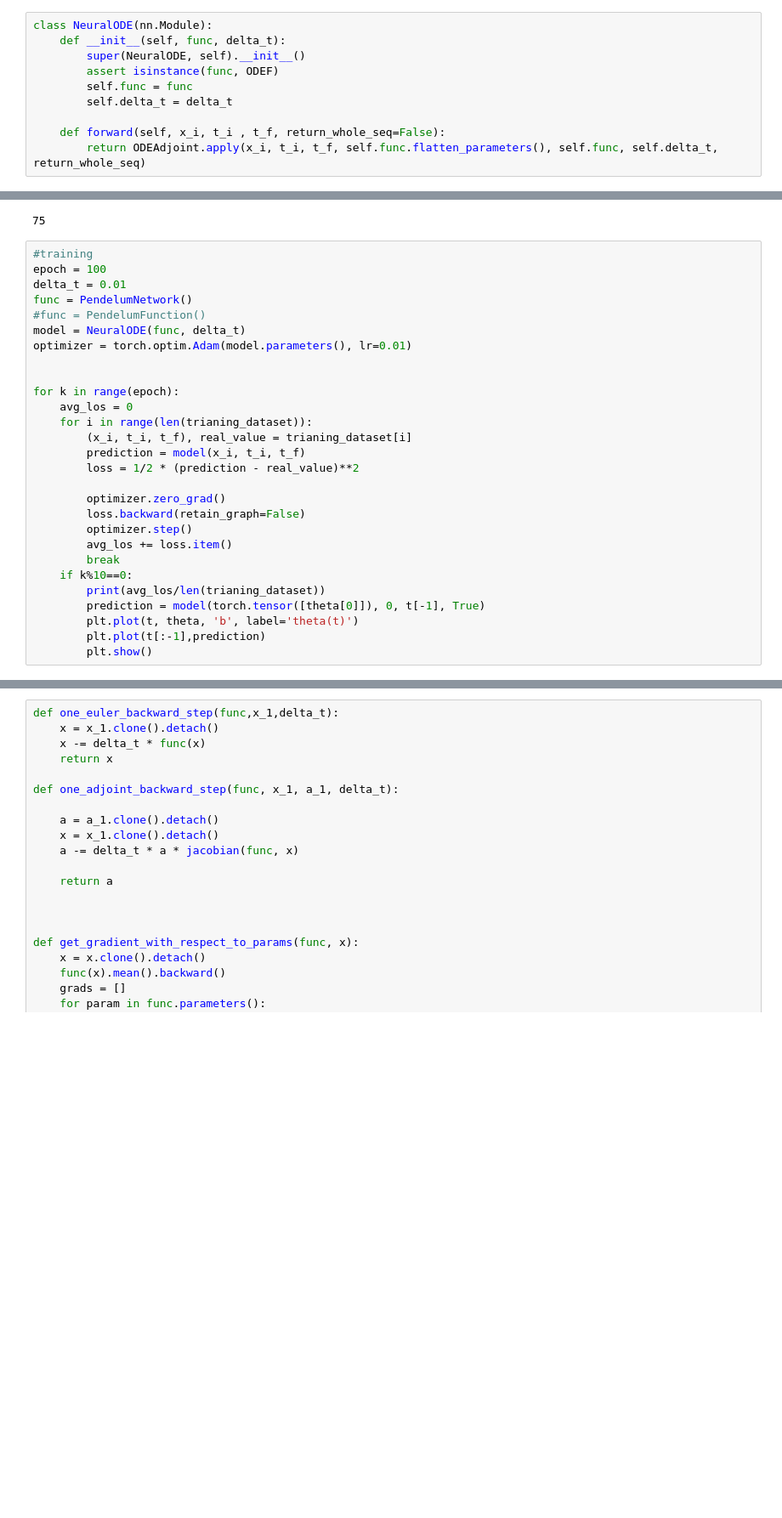
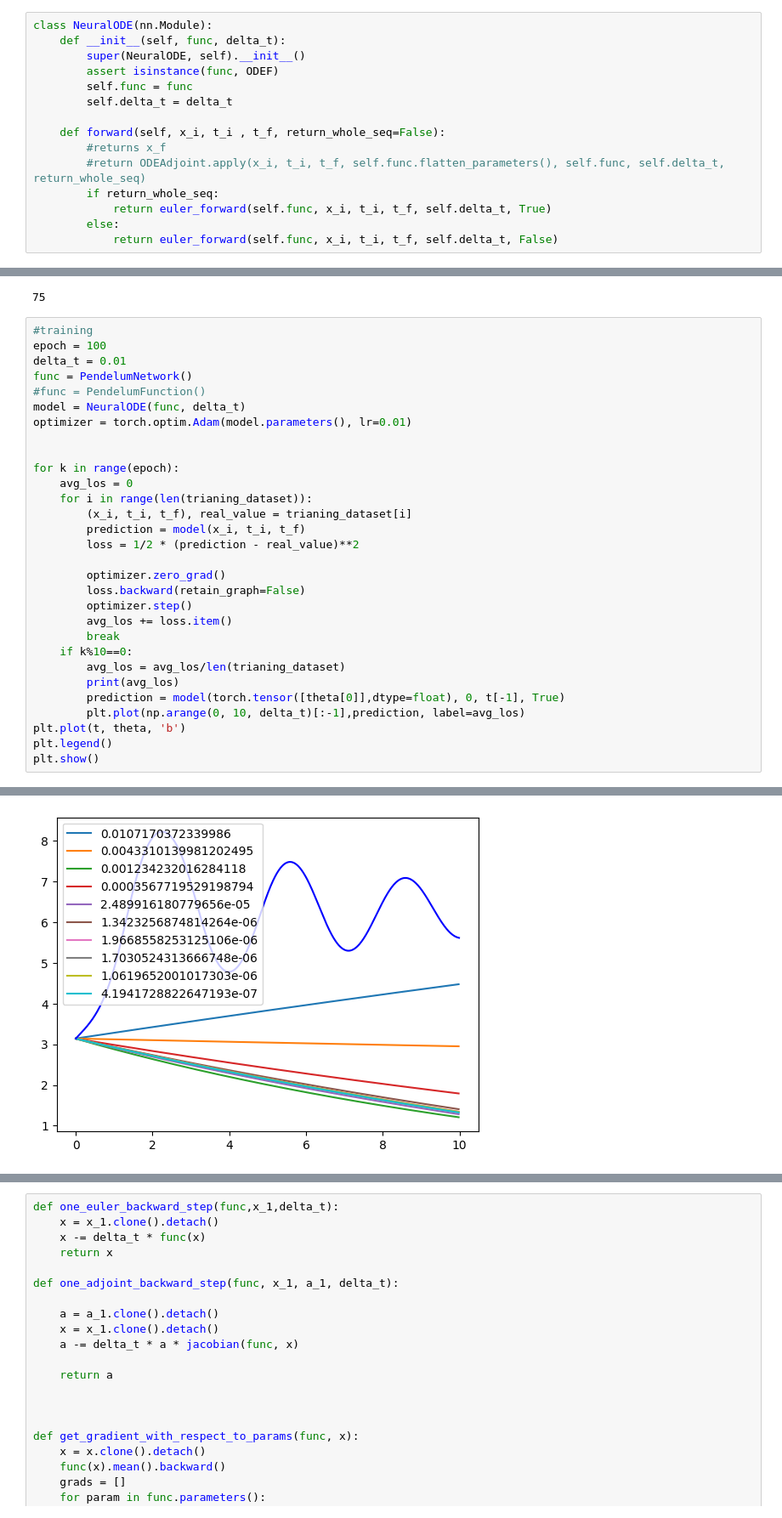
Before and after one commit to MagicMonti/NeuralODE, a Jupyter notebook: test.ipynb, the cells around one changed output, grey strips where cells are left out. Shown: that part at 85% size. Cells and saved outputs as stored; diff of their text form; blank space fills up the shorter version.

```diff
--- a/test.ipynb
+++ b/test.ipynb
@@ -143,7 +153,12 @@ class NeuralODE(nn.Module):
         self.delta_t = delta_t
 
     def forward(self, x_i, t_i , t_f, return_whole_seq=False):
-        return ODEAdjoint.apply(x_i, t_i, t_f, self.func.flatten_parameters(), self.func, self.delta_t, return_whole_seq)
+        #returns x_f
+        #return ODEAdjoint.apply(x_i, t_i, t_f, self.func.flatten_parameters(), self.func, self.delta_t, return_whole_seq)
+        if return_whole_seq:
+            return euler_forward(self.func, x_i, t_i, t_f, self.delta_t, True)
+        else:
+            return euler_forward(self.func, x_i, t_i, t_f, self.delta_t, False)
 # %%
 #create training and testing dataset
 #input are tuples of (x_i, t_i,t_f)
@@ -204,9 +219,11 @@ for k in range(epoch):
         avg_los += loss.item()
         break
     if k%10==0:
-        print(avg_los/len(trianing_dataset))
-        prediction = model(torch.tensor([theta[0]]), 0, t[-1], True)
-        plt.plot(t, theta, 'b', label='theta(t)')
-        plt.plot(t[:-1],prediction)
-        plt.show()
+        avg_los = avg_los/len(trianing_dataset)
+        print(avg_los)
+        prediction = model(torch.tensor([theta[0]],dtype=float), 0, t[-1], True)
+        plt.plot(np.arange(0, 10, delta_t)[:-1],prediction, label=avg_los)
+plt.plot(t, theta, 'b')
+plt.legend()
+plt.show()
 # %% [output]
@@ -214,3 +240,4 @@ RuntimeError: function ODEAdjointBackward returned an incorrect number of gradie
+[figure, added]
 # %%
 for param in func.parameters():
     print(param)
```
Also changed, not shown: parts of 7 cells of this notebook, 1 other file.
